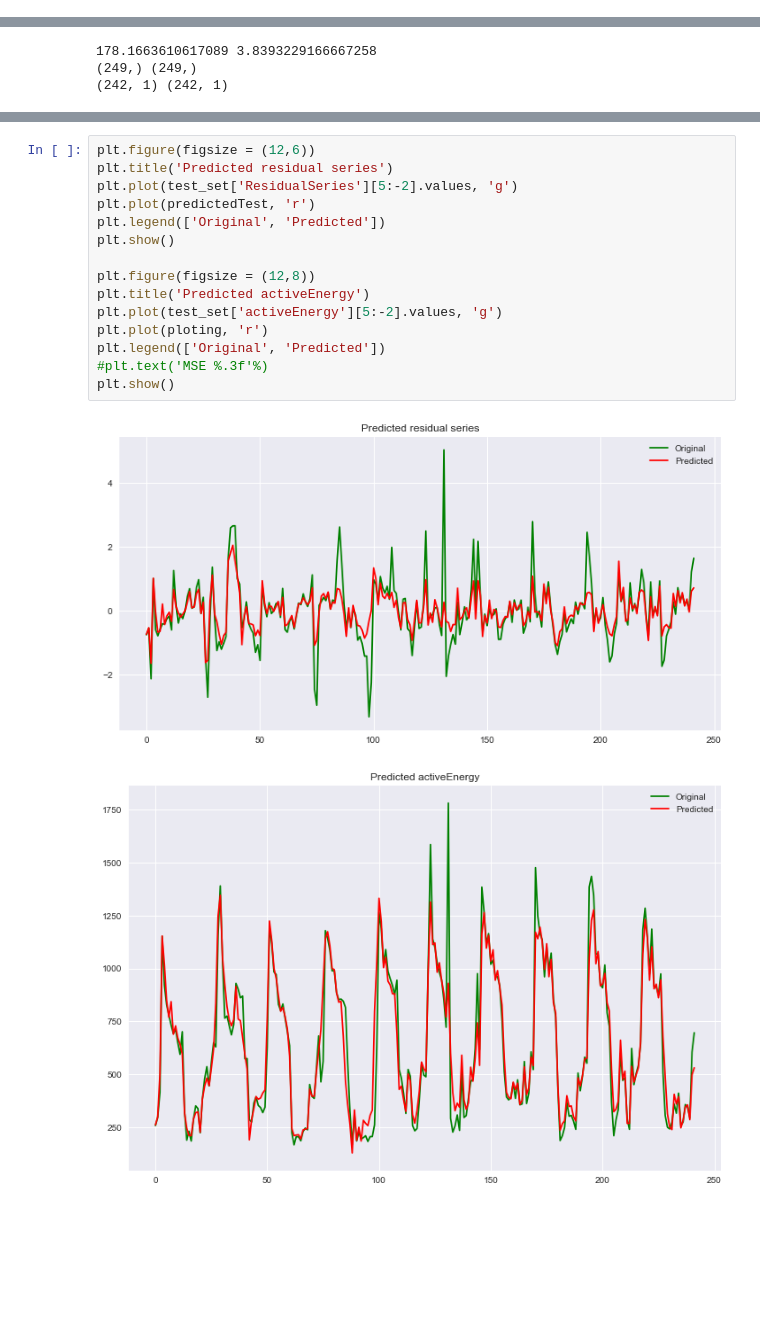
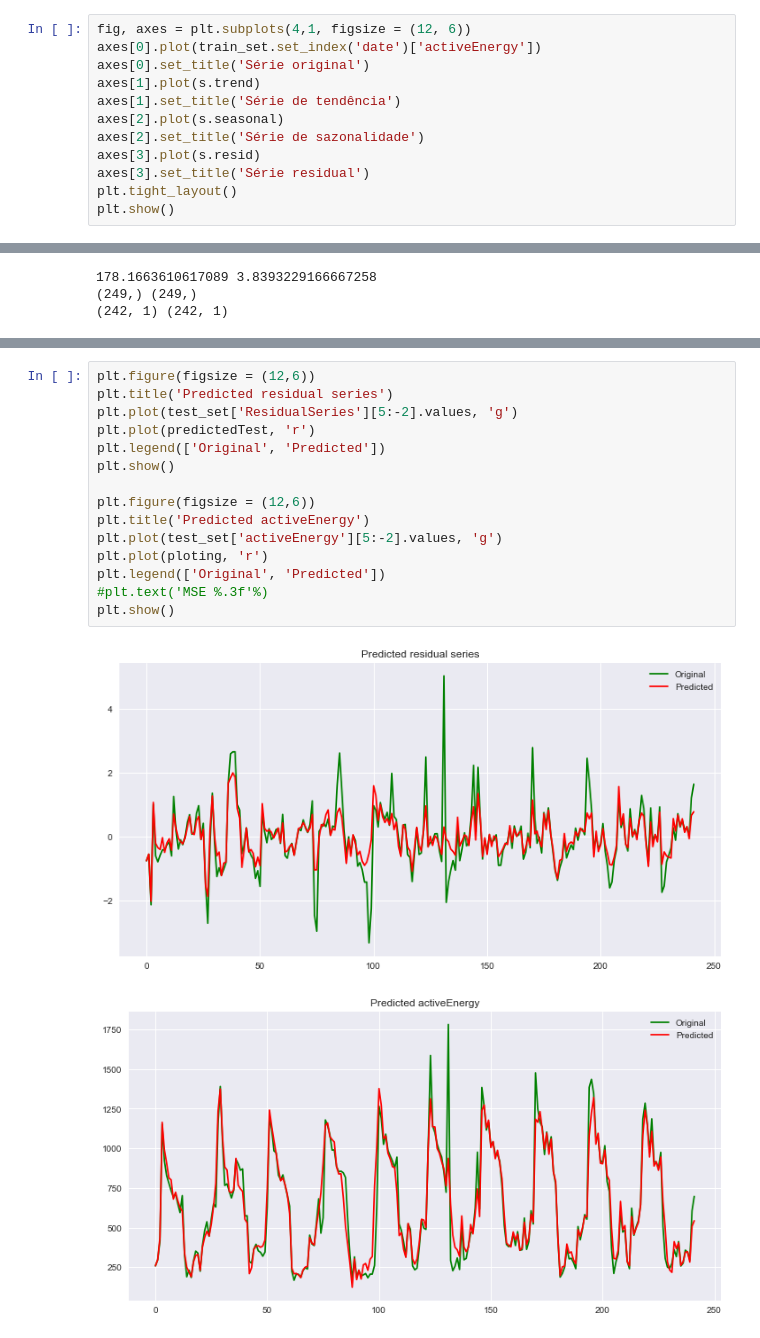
Before and after one commit to crucis/PrevisaoDemandaEnergetica, a Jupyter notebook: mainResidencia-Teste1.ipynb, the cells around one changed output, grey strips where cells are left out. Saved outputs shown, nothing was run; the diff lists cells and outputs as text; blank space fills up the shorter version.

Commit message:
Finished training

```diff
--- a/mainResidencia-Teste1.ipynb
+++ b/mainResidencia-Teste1.ipynb
@@ -79,3 +79,15 @@ plt.show()
 F = train_set.set_index('date')
 #print(F.index.freq)
 s = sm.tsa.seasonal_decompose(F.activeEnergy)
+# %%
+fig, axes = plt.subplots(4,1, figsize = (12, 6))
+axes[0].plot(train_set.set_index('date')['activeEnergy'])
+axes[0].set_title('Série original')
+axes[1].plot(s.trend)
+axes[1].set_title('Série de tendência')
+axes[2].plot(s.seasonal)
+axes[2].set_title('Série de sazonalidade')
+axes[3].plot(s.resid)
+axes[3].set_title('Série residual')
+plt.tight_layout()
+plt.show()
@@ -292,18 +306,18 @@ print(mean_absolute_percentage_error(test_set['activeEnergy'][5:-2].values, plot
 # %%
 plt.figure(figsize = (12,6))
 plt.title('Predicted residual series')
 plt.plot(test_set['ResidualSeries'][5:-2].values, 'g')
 plt.plot(predictedTest, 'r')
 plt.legend(['Original', 'Predicted'])
 plt.show()
 
-plt.figure(figsize = (12,8))
+plt.figure(figsize = (12,6))
 plt.title('Predicted activeEnergy')
 plt.plot(test_set['activeEnergy'][5:-2].values, 'g')
 plt.plot(ploting, 'r')
 plt.legend(['Original', 'Predicted'])
 #plt.text('MSE %.3f'%)
 plt.show()
 # %% [output]
-[figure, old version]
+[figure, new version]
-[figure, old version]
+[figure, new version]
```
Also changed, not shown: parts of 5 cells of this notebook, 6 other files.
